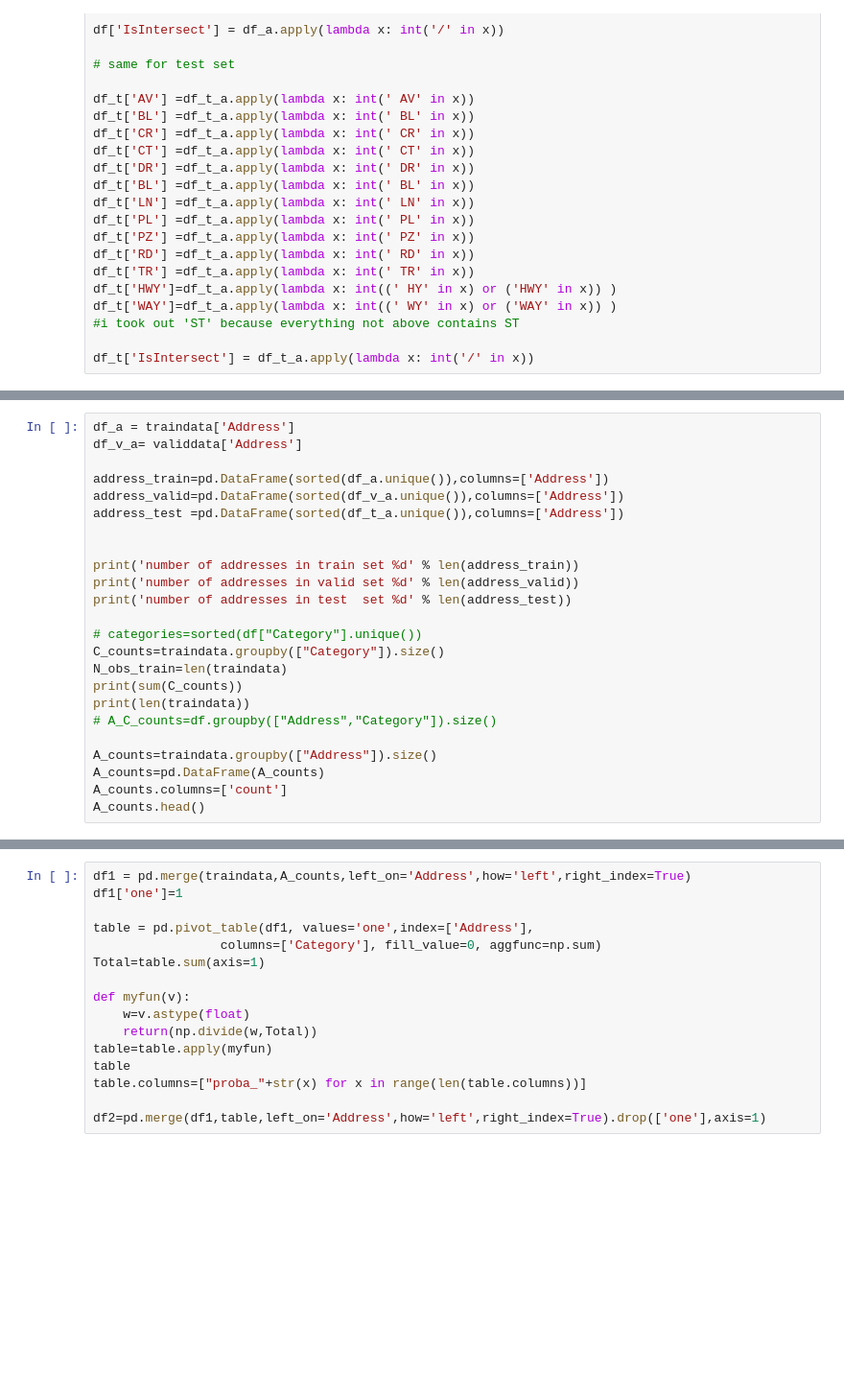
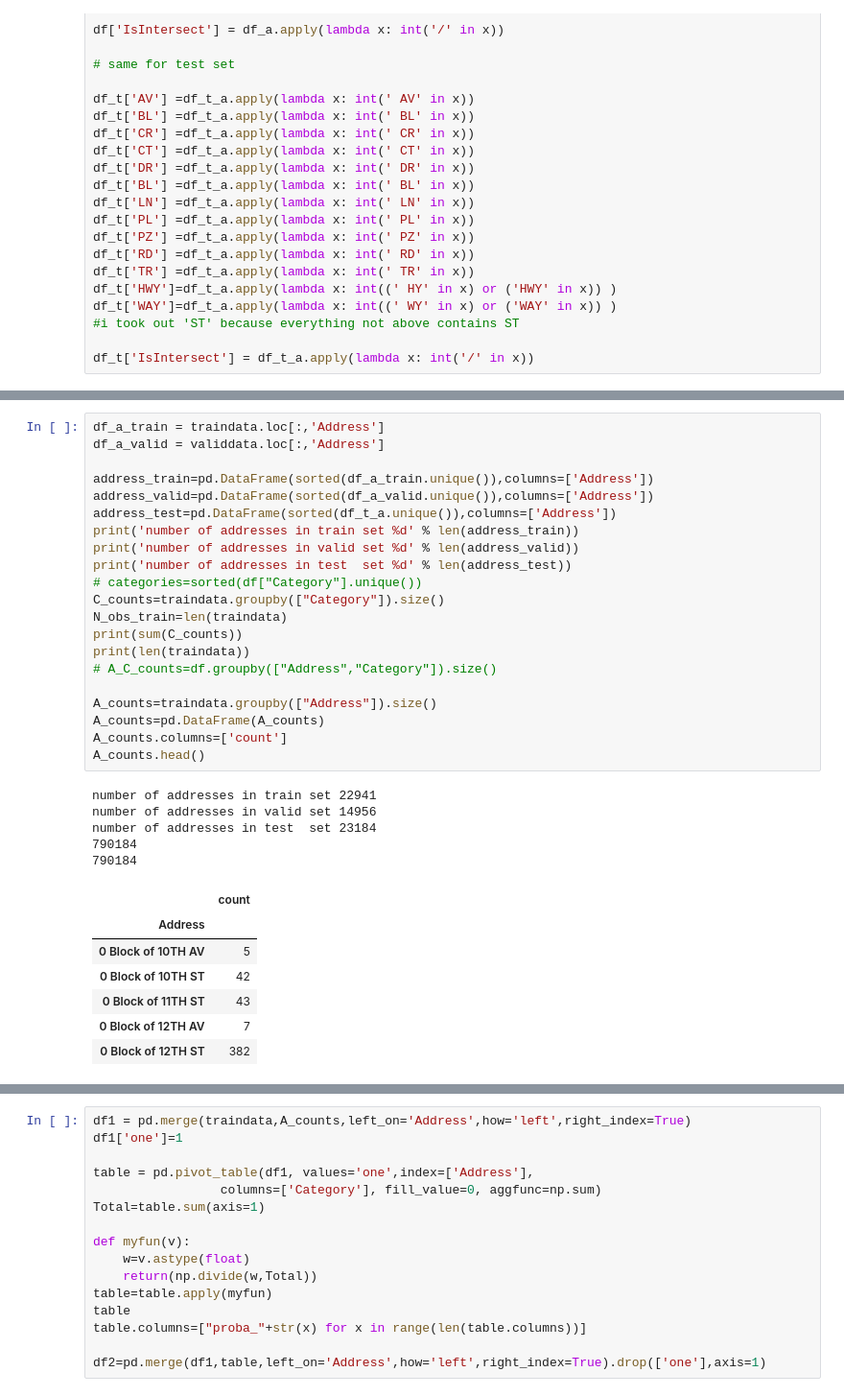
Before and after one commit to FaguiCurtain/Kaggle-SF, a Jupyter notebook: Kaggle_SF-version4.ipynb, the cells around one changed output, grey strips where cells are left out. Shown at 96% size. Saved outputs shown, nothing was run; the diff lists cells and outputs as text; blank space fills up the shorter version.

```diff
--- a/Kaggle_SF-version4.ipynb
+++ b/Kaggle_SF-version4.ipynb
@@ -251,26 +411,36 @@ testdata = df_t
 # %%
-df_a = traindata['Address']
-df_v_a= validdata['Address']
+df_a_train = traindata.loc[:,'Address']
+df_a_valid = validdata.loc[:,'Address']
 
-address_train=pd.DataFrame(sorted(df_a.unique()),columns=['Address'])
-address_valid=pd.DataFrame(sorted(df_v_a.unique()),columns=['Address'])
-address_test =pd.DataFrame(sorted(df_t_a.unique()),columns=['Address'])
-
-
+address_train=pd.DataFrame(sorted(df_a_train.unique()),columns=['Address'])
+address_valid=pd.DataFrame(sorted(df_a_valid.unique()),columns=['Address'])
+address_test=pd.DataFrame(sorted(df_t_a.unique()),columns=['Address'])
 print('number of addresses in train set %d' % len(address_train))
 print('number of addresses in valid set %d' % len(address_valid))
 print('number of addresses in test  set %d' % len(address_test))
-
 # categories=sorted(df["Category"].unique())
 C_counts=traindata.groupby(["Category"]).size()
 N_obs_train=len(traindata)
 print(sum(C_counts))
 print(len(traindata))
 # A_C_counts=df.groupby(["Address","Category"]).size()
 
 A_counts=traindata.groupby(["Address"]).size()
 A_counts=pd.DataFrame(A_counts)
 A_counts.columns=['count']
 A_counts.head()
+# %% [output]
+number of addresses in train set 22941
+number of addresses in valid set 14956
+number of addresses in test  set 23184
+790184
+790184
+|  | count |
+| Address |  |
+| 0 Block of 10TH AV | 5 |
+| 0 Block of 10TH ST | 42 |
+| 0 Block of 11TH ST | 43 |
+| 0 Block of 12TH AV | 7 |
+| 0 Block of 12TH ST | 382 |
 # %%
 check_address_valid=pd.merge(address_valid,A_counts,left_on='Address',right_index=True,how='left',indicator=True)
```
Also changed, not shown: parts of 49 cells of this notebook.
